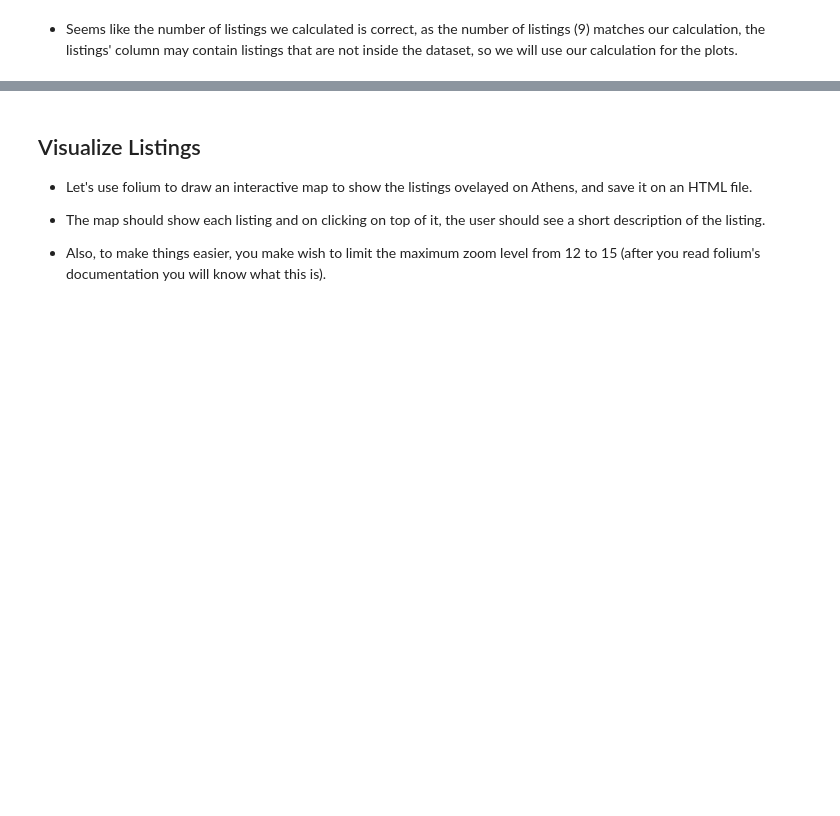
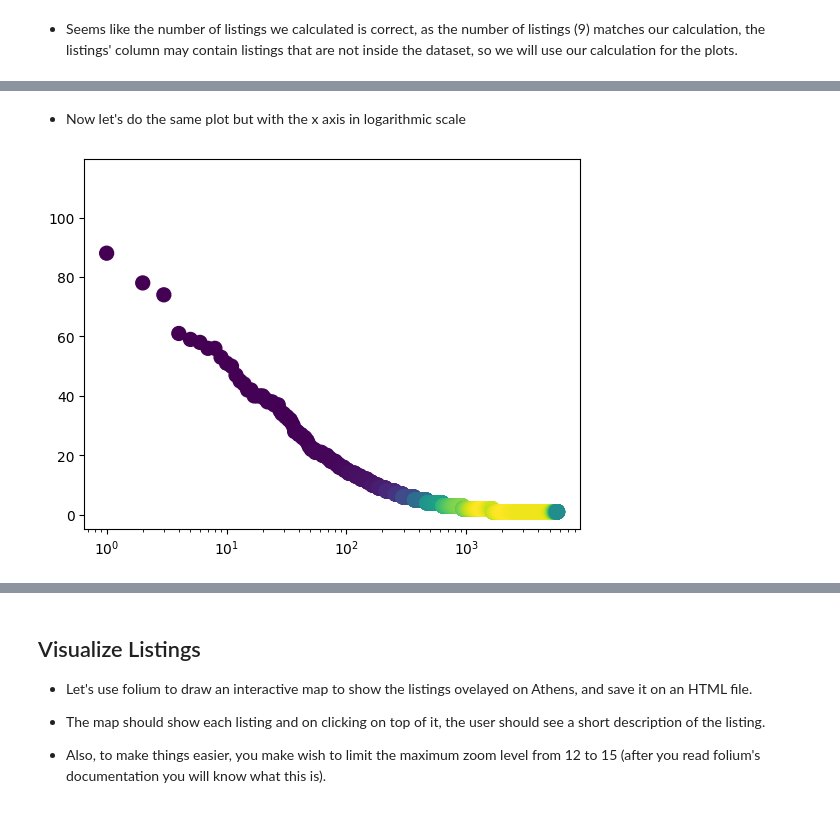
Before and after one commit to TeoSkondras/ATHENS-AIRBNB-ANALYSIS, a Jupyter notebook: ml_assignment1/ml_assignment1.ipynb, the cells around one changed output, grey strips where cells are left out. Cells and saved outputs as stored; diff of their text form; code cells hidden in the pictures; blank space fills up the shorter version.

```diff
--- a/ml_assignment1/ml_assignment1.ipynb
+++ b/ml_assignment1/ml_assignment1.ipynb
@@ -703,0 +806,9 @@ fig.show()
+# %% [markdown]
+* Now let's do the same plot but with the x axis in logarithmic scale
+# %%
+fig, ax = plt.subplots()
+ax.scatter(listings_per_host.index, listings_per_host["total_listings"], c=z, s=100,cmap=plt.cm.viridis)
+ax.set_xscale('log')
+plt.show()
+# %% [output]
+[figure, added]
```
Also changed, not shown: parts of 41 cells of this notebook.
